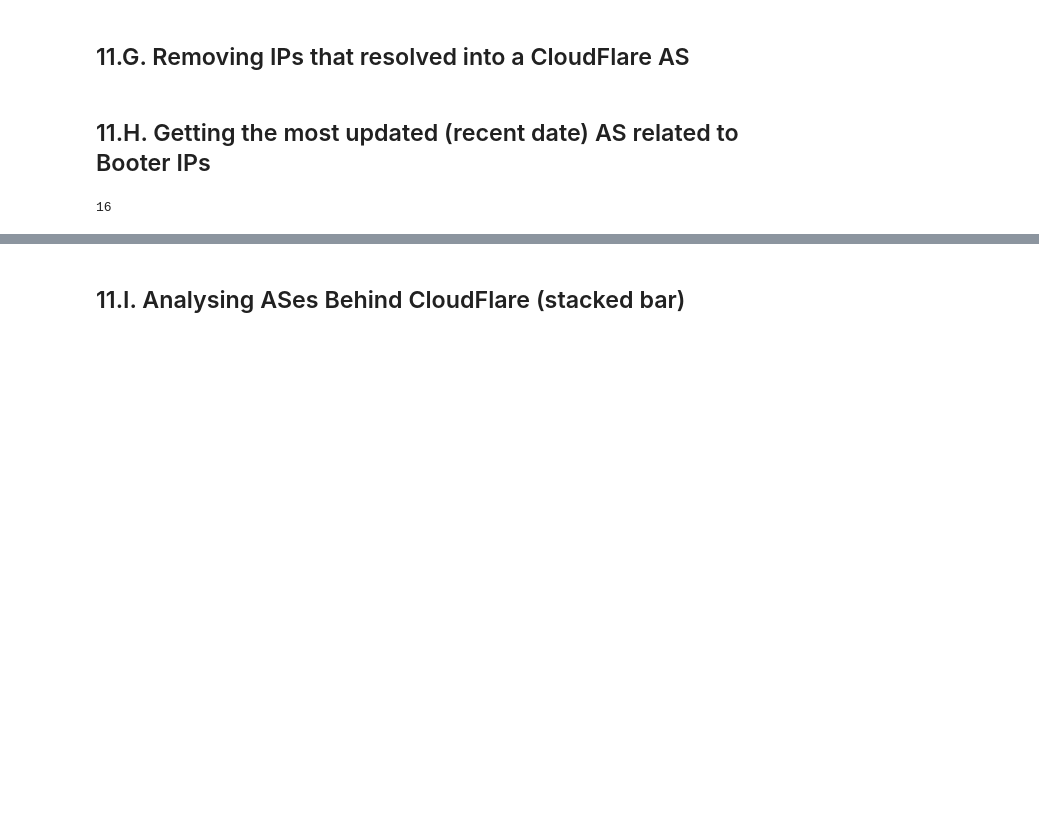
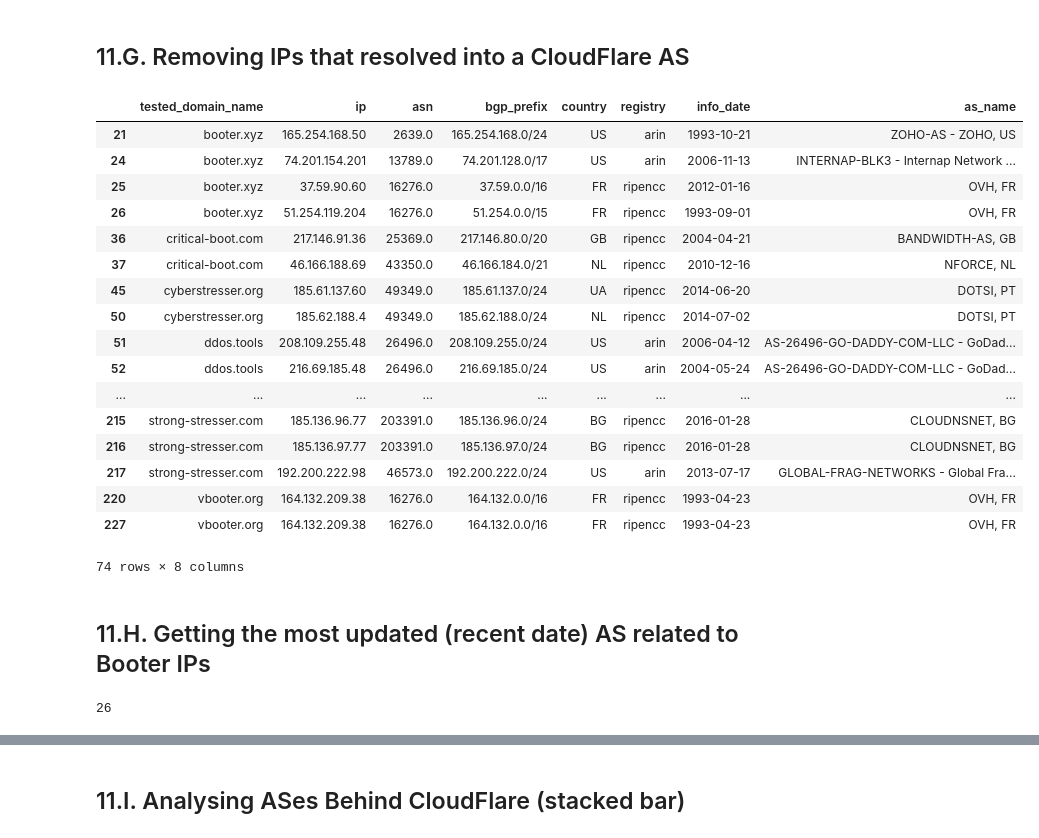
Before and after one commit to jjsantanna/booters_ecosystem_analysis, a Jupyter notebook: booters_ecosystem_analysis.ipynb, the cells around one changed output, grey strips where cells are left out. Saved outputs shown, nothing was run; the diff lists cells and outputs as text; code cells hidden in the pictures; blank space fills up the shorter version.

```diff
--- a/booters_ecosystem_analysis.ipynb
+++ b/booters_ecosystem_analysis.ipynb
@@ -925,14 +874,35 @@ df_cloudflare_booter_ips= pd.merge(df_all_cloudpiercer_scanid,
 ## 11.G. Removing IPs that resolved into a CloudFlare AS
 # %%
 booters_cloudpiercer_without_clouflare = df_cloudflare_booter_ips[df_cloudflare_booter_ips['as_name'].str.contains('cloudflare',flags=re.IGNORECASE)==False]
+# %%
+booters_cloudpiercer_without_clouflare
+# %% [output]
+|  | tested_domain_name | ip | asn | bgp_prefix | country | registry | info_date | as_name |
+| 21 | booter.xyz | 165.254.168.50 | 2639.0 | 165.254.168.0/24 | US | arin | 1993-10-21 | ZOHO-AS - ZOHO, US |
+| 24 | booter.xyz | 74.201.154.201 | 13789.0 | 74.201.128.0/17 | US | arin | 2006-11-13 | INTERNAP-BLK3 - Internap Network ... |
+| 25 | booter.xyz | 37.59.90.60 | 16276.0 | 37.59.0.0/16 | FR | ripencc | 2012-01-16 | OVH, FR |
+| 26 | booter.xyz | 51.254.119.204 | 16276.0 | 51.254.0.0/15 | FR | ripencc | 1993-09-01 | OVH, FR |
+| 36 | critical-boot.com | 217.146.91.36 | 25369.0 | 217.146.80.0/20 | GB | ripencc | 2004-04-21 | BANDWIDTH-AS, GB |
+| 37 | critical-boot.com | 46.166.188.69 | 43350.0 | 46.166.184.0/21 | NL | ripencc | 2010-12-16 | NFORCE, NL |
+| 45 | cyberstresser.org | 185.61.137.60 | 49349.0 | 185.61.137.0/24 | UA | ripencc | 2014-06-20 | DOTSI, PT |
+| 50 | cyberstresser.org | 185.62.188.4 | 49349.0 | 185.62.188.0/24 | NL | ripencc | 2014-07-02 | DOTSI, PT |
+| 51 | ddos.tools | 208.109.255.48 | 26496.0 | 208.109.255.0/24 | US | arin | 2006-04-12 | AS-26496-GO-DADDY-COM-LLC - GoDad... |
+| 52 | ddos.tools | 216.69.185.48 | 26496.0 | 216.69.185.0/24 | US | arin | 2004-05-24 | AS-26496-GO-DADDY-COM-LLC - GoDad... |
+| ... | ... | ... | ... | ... | ... | ... | ... | ... |
+| 215 | strong-stresser.com | 185.136.96.77 | 203391.0 | 185.136.96.0/24 | BG | ripencc | 2016-01-28 | CLOUDNSNET, BG |
+| 216 | strong-stresser.com | 185.136.97.77 | 203391.0 | 185.136.97.0/24 | BG | ripencc | 2016-01-28 | CLOUDNSNET, BG |
+| 217 | strong-stresser.com | 192.200.222.98 | 46573.0 | 192.200.222.0/24 | US | arin | 2013-07-17 | GLOBAL-FRAG-NETWORKS - Global Fra... |
+| 220 | vbooter.org | 164.132.209.38 | 16276.0 | 164.132.0.0/16 | FR | ripencc | 1993-04-23 | OVH, FR |
+| 227 | vbooter.org | 164.132.209.38 | 16276.0 | 164.132.0.0/16 | FR | ripencc | 1993-04-23 | OVH, FR |
+74 rows × 8 columns
 # %% [markdown]
 ## 11.H. Getting the most updated (recent date) AS related to Booter IPs
 # %%
 booter_actual_as = booters_cloudpiercer_without_clouflare\
                         .groupby('tested_domain_name')\
                         .apply(lambda t: t[t.info_date==t.info_date.max()])\
-                        [['tested_domain_name','as_name']]\
+                        [['tested_domain_name','as_name','ip']]\
                         .reset_index(drop=True).drop_duplicates()
 len(booter_actual_as)
 # %% [output]
-16
+26
```
Also changed, not shown: parts of 31 cells of this notebook, 23 other files.
